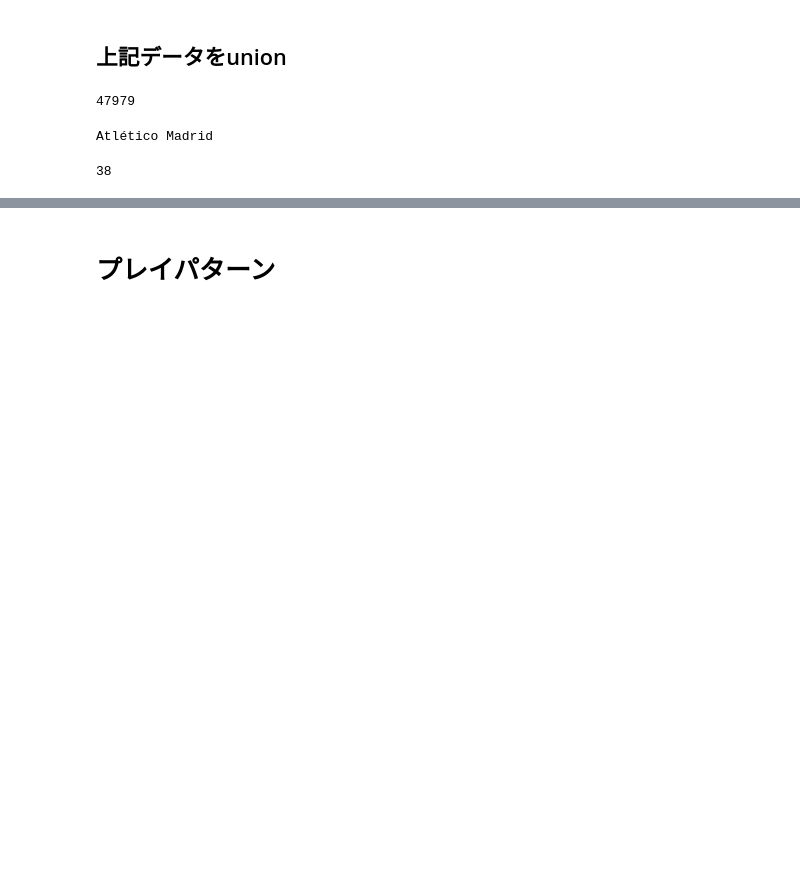
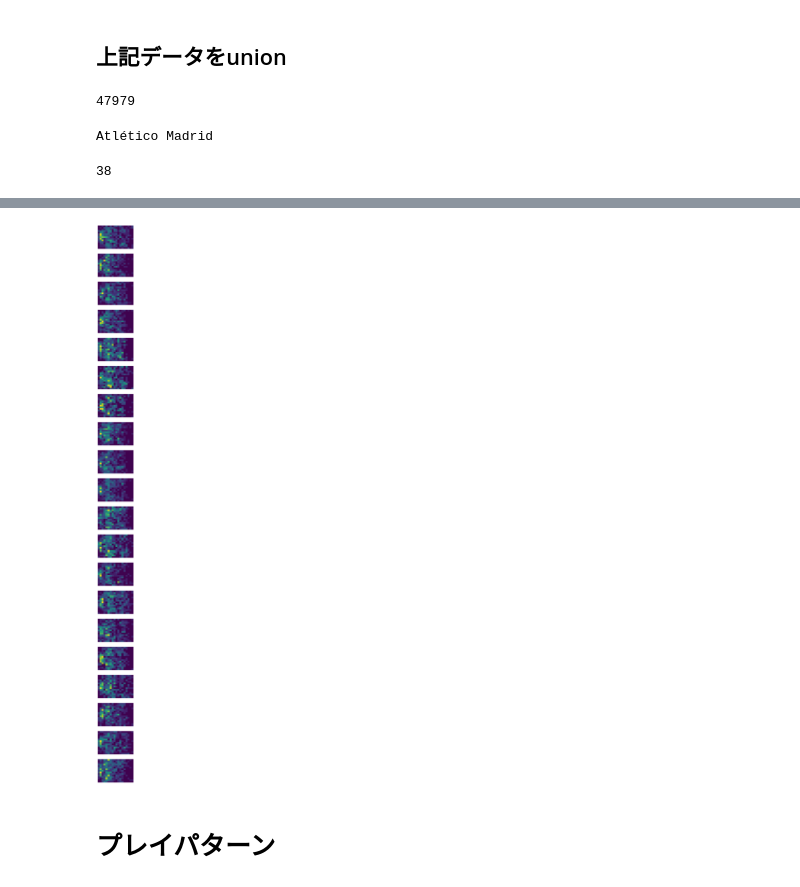
Before and after one commit to saeeeeru/WyscoutAnalyzer, a Jupyter notebook: notebook/TeamSummary/2-VisualizeSpatioInformation.ipynb, the cells around one changed output, grey strips where cells are left out. Drawn from its saved outputs; the diff is of its cells as text; code cells hidden in the pictures; blank space fills up the shorter version.

Commit message:
[add] ball hunt heatmap

```diff
--- a/notebook/TeamSummary/2-VisualizeSpatioInformation.ipynb
+++ b/notebook/TeamSummary/2-VisualizeSpatioInformation.ipynb
@@ -197,5 +221,20 @@ for i, matchId in enumerate(matchId_list):
     ax.set_facecolor(twitter_color); ax.legend(facecolor=twitter_color)
 # %% [output]
 [figure]
+# %%
+# import matplotlib
+teamId_list = events_df_tmp.teamId.unique().tolist()
+fig, axes = plt.subplots(nrows=len(teamId_list), ncols=1, figsize=(10, 8*len(teamId_list)))
+
+for i, teamId in enumerate(teamId_list):
+    ax = axes[i]
+    name = teams_df[teams_df.wyId==teamId].name.values[0]
+    ax.set_title(name)
+    df_tmp = events_df_tmp[(events_df_tmp.teamId==teamId)&(events_df_tmp.eventName==eventName)]
+#     ax.hist2d(df_tmp.x.values, df_tmp.y.values, bins=[20, 18], cmap=matplotlib.cm.bone, alpha=0.9)
+    ax.hist2d(df_tmp.x.values, df_tmp.y.values, bins=[18, 15], alpha=0.9)
+    ax.set_facecolor(twitter_color)
+# %% [output]
+[figure, added]
 # %% [markdown]
 # プレイパターン
```
Also changed, not shown: parts of 2 cells of this notebook, 3 other files.
